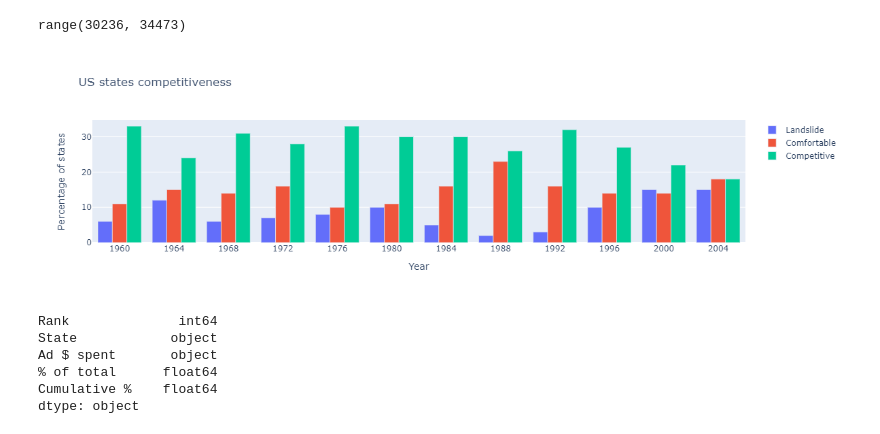
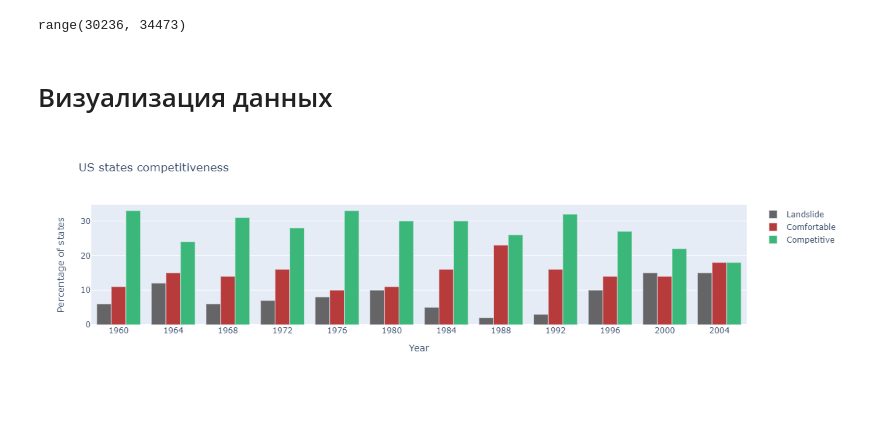
Before and after one commit to behavioural-exercise/Data-Analysis-in-Python, a Jupyter notebook: Homeworks/04-16-2022/HW3.ipynb, the cells around one changed output. Saved outputs shown, nothing was run; the diff lists cells and outputs as text; code cells hidden in the pictures; blank space fills up the shorter version.

```diff
--- a/Homeworks/04-16-2022/HW3.ipynb
+++ b/Homeworks/04-16-2022/HW3.ipynb
@@ -61,33 +64,3 @@ for table in object_tables:
 table_1.to_csv('table_1.csv', index=False)
 table_2.to_csv('table_2.csv', index=False)
 table_3.to_csv('table_3.csv', index=False)
-# %%
-labels = ['Landslide', 'Comfortable', 'Competitive']
-
-trace0 = go.Bar(x=table_3.Year,
-                y=table_3.Landslide,
-                name='Landslide')
-
-trace1 = go.Bar(x=table_3.Year,
-                y=table_3.Comfortable,
-                name='Comfortable')
-
-trace2 = go.Bar(x=table_3.Year,
-                y=table_3.Competitive,
-                name='Competitive')
-
-layout = go.Layout(title='US states competitiveness', xaxis=dict(title='Year'), yaxis=dict(title='Percentage of states'))
-
-fig = go.Figure([trace0, trace1, trace2], layout)
-fig.show()
-# %% [output]
-[figure, removed]
-# %%
-table_2.dtypes
-# %% [output]
-Rank              int64
-State            object
-Ad $ spent       object
-% of total      float64
-Cumulative %    float64
-dtype: object
@@ -104,0 +67,24 @@ layout = go.Layout(title = 'Just lines', xaxis = dict(title='X axis'),
+# %% [markdown]
+# Визуализация данных
+# %%
+trace0 = go.Bar(x=table_3.Year,
+                y=table_3.Landslide,
+                name='Landslide',
+                marker=dict(color='#656466'))
+
+trace1 = go.Bar(x=table_3.Year,
+                y=table_3.Comfortable,
+                name='Comfortable',
+                marker=dict(color='#b83b3b'))
+
+trace2 = go.Bar(x=table_3.Year,
+                y=table_3.Competitive,
+                name='Competitive',
+                marker=dict(color='#3bb879'))
+
+layout = go.Layout(title='US states competitiveness', xaxis=dict(title='Year'), yaxis=dict(title='Percentage of states'))
+
+fig = go.Figure([trace0, trace1, trace2], layout)
+fig.show()
+# %% [output]
+[figure, added]
```
Also changed, not shown: parts of 22 cells of this notebook.
